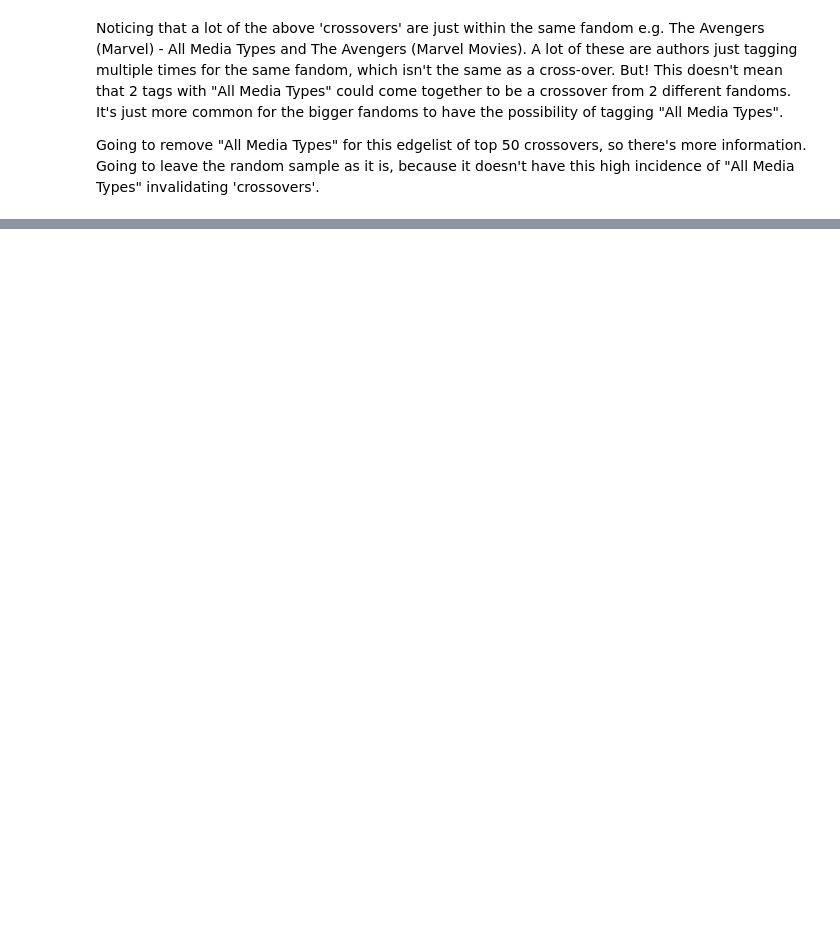
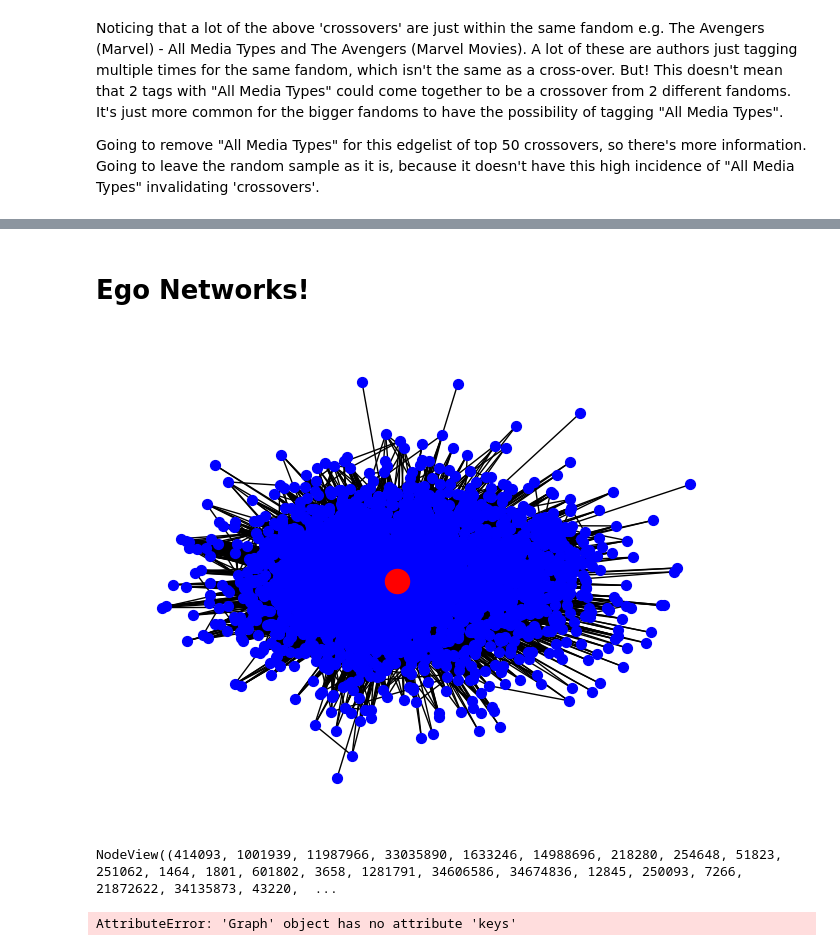
Before and after one commit to joelleneyap/fandomstudies, a Jupyter notebook: fandom_networkx.ipynb, the cells around one changed output, grey strips where cells are left out. Cells and saved outputs as stored; diff of their text form; code cells hidden in the pictures; blank space fills up the shorter version.

Commit message:
trying ego graph

```diff
--- a/fandom_networkx.ipynb
+++ b/fandom_networkx.ipynb
@@ -446,0 +482,61 @@ show(plot_top)
+# %% [markdown]
+# Ego Networks!
+# %%
+G_all = nx.from_pandas_edgelist(edgelist_df, source='integer_1', target='integer_2', edge_attr='count')
+
+# set node attribudes for fandom names
+nx.set_node_attributes(G_all, name='fandom', values=id_fandom_mapping)
+
+# i want to color by cached_count of each fandom
+nx.set_node_attributes(G_all, name='cached_count', values=id_cached_count_mapping)
+
+# need to adjust cached_count because too big distance between numbers
+nx.set_node_attributes(G_all, name='adjusted_cached_count', values=adjusted_cached_count_mapping)
+
+# node attributes for degree
+degrees_all = dict(nx.degree(G_all))
+nx.set_node_attributes(G_top, name='degree', values=degrees_all)
+
+# Slightly adjust degree so that the nodes with very small degrees are still visible
+number_to_adjust_by = 10
+adjusted_node_size = dict([(node, degree/number_to_adjust_by) for node, degree in nx.degree(G_all)])
+nx.set_node_attributes(G_all, name='adjusted_node_size', values=adjusted_node_size)
+# %%
+# Draw graph
+pos_all = nx.spring_layout(ego, seed=42)  # Seed layout for reproducibility
+nx.draw(ego, pos_all, node_color="b", node_size=50, with_labels=False)
+
+# Draw ego as large and red
+options = {"node_size": 300, "node_color": "r"}
+nx.draw_networkx_nodes(ego, pos_all, nodelist=[1001939], **options)
+plt.show()
+# %% [output]
+[figure, added]
+# %%
+G_all.nodes()
+# %% [output]
+NodeView((414093, 1001939, 11987966, 33035890, 1633246, 14988696, 218280, 254648, 51823, 251062, 1464, 1801, 601802, 3658, 1281791, 34606586, 34674836, 12845, 250093, 7266, 21872622, 34135873, 43220,  ...
+# %%
+#Choose a title!
+title = 'Ego Network of ___'
+
+#Create a plot — set dimensions, toolbar, and title
+plot_all = figure(tooltips = HOVER_TOOLTIPS,
+              tools="pan,wheel_zoom,save,reset", active_scroll='wheel_zoom',
+            x_range=Range1d(-1.5, 1.5), y_range=Range1d(-1.5, 1.5), title=title)
+
+pos_all = nx.ego_graph(G_all, 65, radius=1, center=True, undirected=False, distance=None)
+
+graph_all = from_networkx(G_all, pos_all, scale=1, center=(0, 0))
+
+#Set node sizes and colors according to node degree (color as spectrum of color palette)
+minimum_value_color_all = min(graph_all.node_renderer.data_source.data[color_by_this_attribute])
+maximum_value_color_all = max(graph_all.node_renderer.data_source.data[color_by_this_attribute])
+graph_all.node_renderer.glyph = Circle(radius=0.2, fill_color=linear_cmap(color_by_this_attribute, color_palette, maximum_value_color_all, minimum_value_color_all), fill_alpha=0.7)
+# graph_top.edge_renderer.glyph = MultiLine(line_alpha=1, line_width=4, line_color="black")
+
+plot_all.renderers.append(graph_all)
+
+show(plot_all)
+# %% [output]
+AttributeError: 'Graph' object has no attribute 'keys'
```
Also changed, not shown: parts of 12 cells of this notebook, 1 other file.
